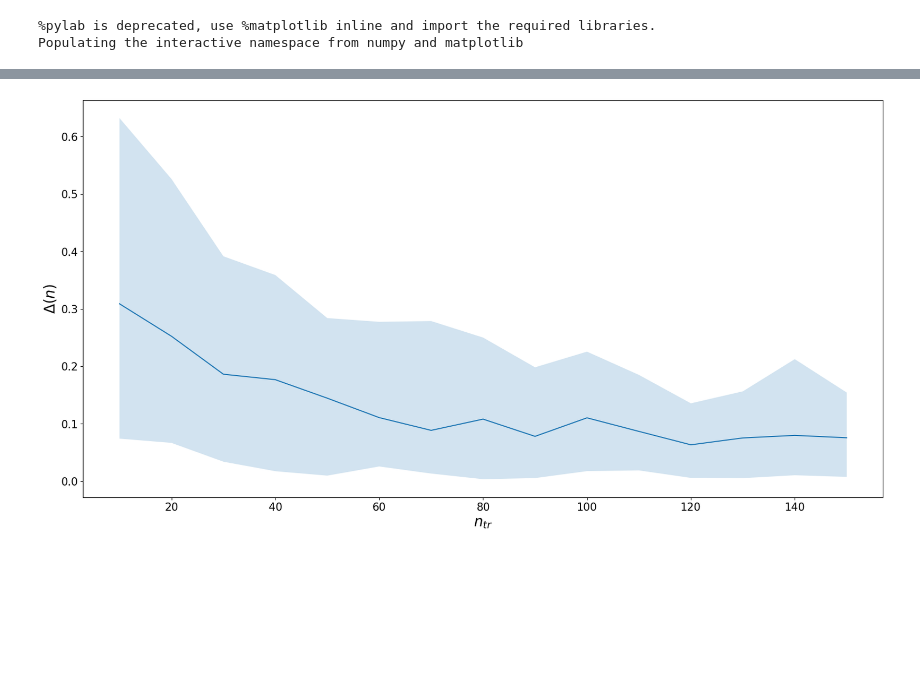
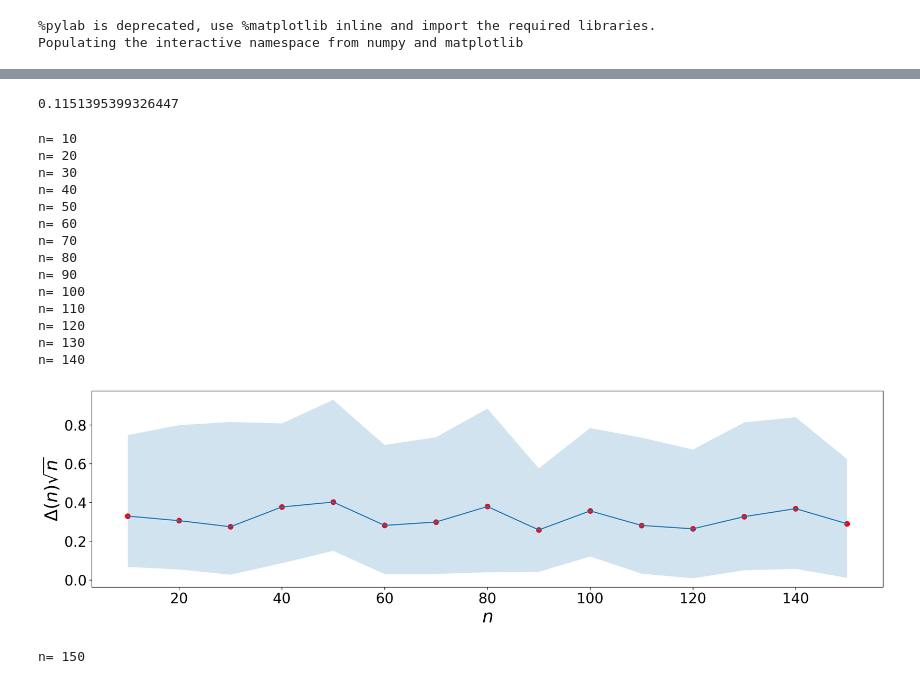
Before and after one commit to TraDE-OPT/Supervised-Learning-for-Inverse-Problems, a Jupyter notebook: lasso_deblurring.ipynb, the cells around one changed output, grey strips where cells are left out. Saved outputs shown, nothing was run; the diff lists cells and outputs as text; code cells hidden in the pictures; blank space fills up the shorter version.

```diff
--- a/lasso_deblurring.ipynb
+++ b/lasso_deblurring.ipynb
@@ -13,7 +14,7 @@ np.random.seed(100)
 
 d = 256
 
-s1 = 5
+s1 = pi # width of the gaussian
 
 t = arange(- d / 2, d / 2)
 h = (1 - t ** 2 / s1 ** 2) * exp(- (t ** 2) / (2 * s1 ** 2))
@@ -24,12 +25,14 @@ opA = lambda u : real(fft.ifft(fft.fft(u) * h_tf))
 
 s = 8 # number of nonzero elements of xsharp
 
-var = 0.2
+std = 0.1 #0.1 for the ER plot, 0.05 for the deblurring plot
 
 def training_set(n):
     x_train = zeros((d, n))
     idx = random.permutation(d)
-    eps_train = random.normal(0, var, (d, n))
+    eps_train = np.zeros((d, n))
+    for i in range(n):
+        eps_train[:, i] = random.normal(0, std, d)
     y_train = zeros((d, n))
     for i in range(n):
         sel = random.permutation(d)
@@ -37,7 +40,7 @@ def training_set(n):
         xsharp = zeros(d)
         xsharp[sel] = sign(randn(s)) * (1 - 0.3 * rand(s))
 
-        x_train[:, i] = xsharp / np.linalg.norm(xsharp, np.inf)
+        x_train[:, i] = xsharp / np.linalg.norm(xsharp, ord=2)
         y_train[:, i] =  opA(x_train[:, i]) + eps_train[:, i]
 
     return x_train, y_train
@@ -45,8 +48,6 @@ def training_set(n):
 
 N_train = 10000
 x_train, y_train = training_set(N_train)  # every element is in a column
-
-beta = abs(fft.fft(h)).max() ** 2
 # %%
 fig, (ax_orig, ax_win, ax_filtered) = plt.subplots(3, 1, sharex=True, figsize=(20, 10), dpi=100)
 ax_orig.stem(x_train[:, 0])
@@ -137,7 +144,0 @@ def get_lambda_hat(L_star, la, Nvec, iters):  # here lamb is a vector
-# %%
-lamb = np.logspace(-6, 1, num=30)
-
-lambda_star, L_lambda_star = get_lambda_star(lamb)
-# %%
-lamb = np.logspace(-6, 1, num=30)
-lambda_hat = cvlambda(100, lamb)[1]
@@ -173,28 +147,52 @@ plt.show()
+# %%
+lambda_star
+# %% [output]
+0.1151395399326447
 # %%
 # We plot here the ER plot
 # %%
-N_vec = np.arange(10, 160, 10)
+N_vec = arange(10, 160, 10)
 n_it = 30  # The perfect number of iterations is 30
 
-Deltalasso = get_lambda_hat(L_lambda_star, lamb, N_vec, n_it)[0]
+deltalasso = get_lambda_hat(L_lambda_star, lamb, N_vec, n_it)
+Deltalasso = np.zeros(np.shape(deltalasso))
+for i in range(len(deltalasso)):
+    Deltalasso[i] = deltalasso[i] * sqrt(N_vec[i])
+# %% [output]
+n= 10
+n= 20
+n= 30
+n= 40
+n= 50
+n= 60
+n= 70
+n= 80
+n= 90
+n= 100
+n= 110
+n= 120
+n= 130
+n= 140
 # %%
 dflasso = pd.DataFrame(Deltalasso)
 meanlasso = dflasso.mean(axis='columns')
-lowerlasso = np.quantile(Deltalasso, 0.05, axis=1)
-upperlasso = np.quantile(Deltalasso, 0.95, axis=1)
+lowerlasso = quantile(Deltalasso, 0.05, axis=1)
+upperlasso = quantile(Deltalasso, 0.95, axis=1)
 
 
 # Figures
 
 plt.close('all')
-fig, ax1 = plt.subplots(figsize=(20, 10), dpi=100)
-ax1.plot(N_vec, meanlasso, '-', label='Lasso')
+fig, ax1 = plt.subplots(figsize=(20, 5), dpi=300)
+ax1.plot(N_vec, meanlasso, '-')
+ax1.scatter(N_vec, meanlasso, color='red', s=50)
 ax1.fill_between(N_vec, lowerlasso, upperlasso, alpha=0.2)
-ax1.set_ylabel(r'$\Delta(n)$', fontsize=20)
-ax1.set_xlabel(r'$n_{tr}$', fontsize=20)
-plt.xticks(fontsize=15)
-plt.yticks(fontsize=15)
+ax1.set_ylabel(r'$\Delta(n)\sqrt{n}$', fontsize=25)
+ax1.set_xlabel(r'$n$', fontsize=25)
+plt.xticks(fontsize=20)
+plt.yticks(fontsize=20)
 plt.savefig("./ER_lasso_deblurring.pdf", bbox_inches='tight')  # This shud go before show
 plt.show(block=False)
 # %% [output]
-[figure, old version]
+[figure, new version]
+n= 150
```
Also changed, not shown: parts of 9 cells of this notebook.
